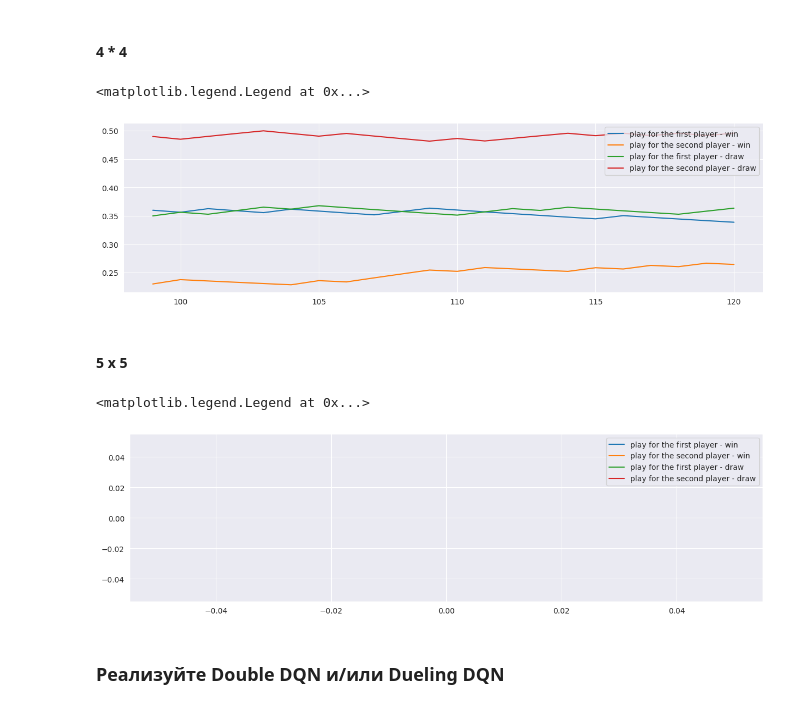
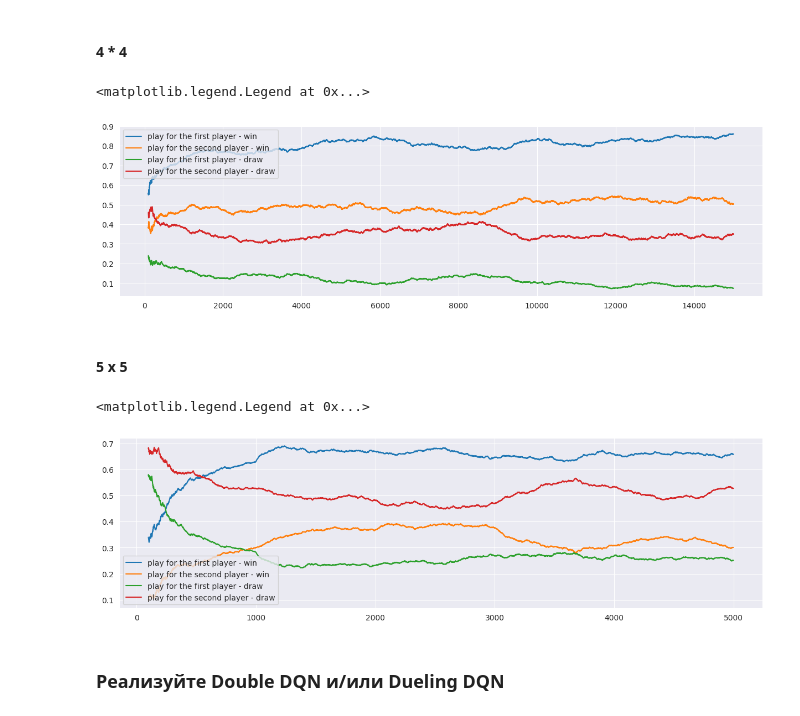
Before and after one commit to dertty/RL_and_Advanced_DL_HW2, a Jupyter notebook: hw.ipynb, the cells around one changed output. Cells and saved outputs as stored; diff of their text form; code cells hidden in the pictures.

```diff
--- a/hw.ipynb
+++ b/hw.ipynb
@@ -414,15 +414,14 @@ dqn = DQN_Learning(4, 4, 4, model=DQN, n_games=15_000)
 player1 = dqn.games(crosses=1)
 player2 = dqn.games(crosses=-1)
 # %%
-stop_loss = min(pd.Series(player1[1]).rolling(1000, step=1, min_periods=100).mean().idxmax(), pd.Series(player2[1]).rolling(1000, step=1, min_periods=100).mean().idxmax())
-ax = pd.Series(player1[0]).replace(-1, 0).rolling(1000, step=1, min_periods=100).mean().iloc[:stop_loss].plot(figsize=(15, 4), grid=True, label='play for the first player - win',)
-pd.Series(player2[0]).replace(-1, 0).rolling(1000, step=1, min_periods=100).mean().iloc[:stop_loss].plot(figsize=(15, 4), grid=True, ax=ax, label='play for the second player - win')
-(pd.Series(player1[0]) == 0).rolling(1000, step=1, min_periods=100).mean().iloc[:stop_loss].plot(figsize=(15, 4), grid=True, ax=ax, label='play for the first player - draw')
-(pd.Series(player2[0]) == 0).rolling(1000, step=1, min_periods=100).mean().iloc[:stop_loss].plot(figsize=(15, 4), grid=True, ax=ax, label='play for the second player - draw')
+ax = pd.Series(player1[0]).replace(-1, 0).rolling(1000, step=1, min_periods=100).mean().plot(figsize=(15, 4), grid=True, label='play for the first player - win',)
+pd.Series(player2[0]).replace(-1, 0).rolling(1000, step=1, min_periods=100).mean().plot(figsize=(15, 4), grid=True, ax=ax, label='play for the second player - win')
+(pd.Series(player1[0]) == 0).rolling(1000, step=1, min_periods=100).mean().plot(figsize=(15, 4), grid=True, ax=ax, label='play for the first player - draw')
+(pd.Series(player2[0]) == 0).rolling(1000, step=1, min_periods=100).mean().plot(figsize=(15, 4), grid=True, ax=ax, label='play for the second player - draw')
 ax.legend()
 # %% [output]
 <matplotlib.legend.Legend at 0x...>
-[figure, old version]
+[figure, new version]
 # %% [markdown]
 #### 5 x 5
 # %%
@@ -430,15 +429,14 @@ dqn = DQN_Learning(5, 5, 5, model=DQN, n_games=10_000)
 player1 = dqn.games(crosses=1)
 player2 = dqn.games(crosses=-1)
 # %%
-stop_loss = min(pd.Series(player1[1]).rolling(1000, step=1, min_periods=100).mean().idxmax(), pd.Series(player2[1]).rolling(1000, step=1, min_periods=100).mean().idxmax())
-ax = pd.Series(player1[0]).replace(-1, 0).rolling(1000, step=1, min_periods=100).mean().iloc[:stop_loss].plot(figsize=(15, 4), grid=True, label='play for the first player - win',)
-pd.Series(player2[0]).replace(-1, 0).rolling(1000, step=1, min_periods=100).mean().iloc[:stop_loss].plot(figsize=(15, 4), grid=True, ax=ax, label='play for the second player - win')
-(pd.Series(player1[0]) == 0).rolling(1000, step=1, min_periods=100).mean().iloc[:stop_loss].plot(figsize=(15, 4), grid=True, ax=ax, label='play for the first player - draw')
-(pd.Series(player2[0]) == 0).rolling(1000, step=1, min_periods=100).mean().iloc[:stop_loss].plot(figsize=(15, 4), grid=True, ax=ax, label='play for the second player - draw')
+ax = pd.Series(player1[0]).replace(-1, 0).rolling(1000, step=1, min_periods=100).mean().plot(figsize=(15, 4), grid=True, label='play for the first player - win',)
+pd.Series(player2[0]).replace(-1, 0).rolling(1000, step=1, min_periods=100).mean().plot(figsize=(15, 4), grid=True, ax=ax, label='play for the second player - win')
+(pd.Series(player1[0]) == 0).rolling(1000, step=1, min_periods=100).mean().plot(figsize=(15, 4), grid=True, ax=ax, label='play for the first player - draw')
+(pd.Series(player2[0]) == 0).rolling(1000, step=1, min_periods=100).mean().plot(figsize=(15, 4), grid=True, ax=ax, label='play for the second player - draw')
 ax.legend()
 # %% [output]
 <matplotlib.legend.Legend at 0x...>
-[figure, old version]
+[figure, new version]
 # %% [markdown]
 ### Реализуйте Double DQN и/или Dueling DQN
 # %%
```
Also changed, not shown: parts of 6 cells of this notebook.
